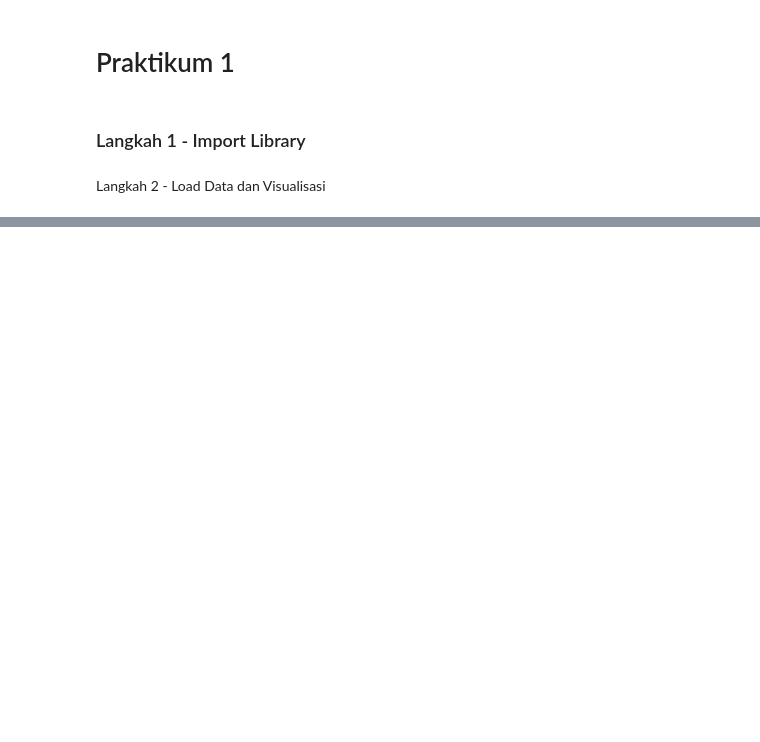
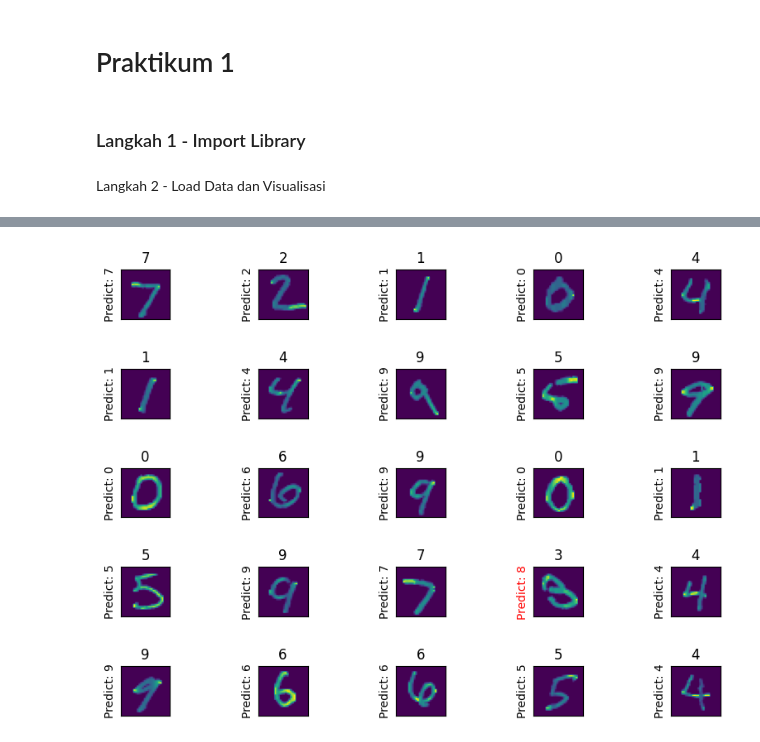
Before and after one commit to filladani/Machine-Learning_2024, a Jupyter notebook: JS9_ML.ipynb, the cells around one changed output, grey strips where cells are left out. Drawn from its saved outputs; the diff is of its cells as text; code cells hidden in the pictures; blank space fills up the shorter version.

```diff
--- a/JS9_ML.ipynb
+++ b/JS9_ML.ipynb
@@ -65,0 +300,4 @@ TypeError: can't multiply sequence by non-int of type 'float'
+# %%
+ann.compile(optimizer = 'adam', loss = 'sparse_categorical_crossentropy', metrics = ['accuracy'])
+# %%
+ann.fit(X_train, y_train, epochs=100, batch_size=100) # Melatih ANN model dengan maksimal 100 Epoch atau iterasi dan 100 sampel latihan
@@ -65,0 +323,5 @@ TypeError: can't multiply sequence by non-int of type 'float'
+# %%
+# Membuat prediksi menggunakan model ann yang telah dilatih
+pred = ann.predict(X_test)
+
+y_pred = np.argmax(pred, axis = -1)
@@ -65,0 +371,24 @@ TypeError: can't multiply sequence by non-int of type 'float'
+# %%
+from matplotlib import pyplot as plt
+
+
+def Label_Predict(xtest, ytest, ypred):
+    plt.figure(figsize=(10, 7))
+    plt.subplots_adjust(wspace=0.5, hspace=1)
+
+    for i, (img, y) in enumerate(zip(X_test[:25].reshape(25, 28, 28), ytest[:25])):
+        if ytest[i] == ypred[i]:
+            text_color = 'black'
+        else:
+            text_color = 'red'
+
+        plt.subplot(5, 5, 1 + i)
+        plt.imshow(img)
+        plt.ylabel(f"Predict: {ypred[i]}", color = text_color)
+        plt.title(f"{ytest[i]}")
+        plt.xticks([])
+        plt.yticks([])
+# %%
+Label_Predict(X_test, y_test, y_pred)
+# %% [output]
+[figure, added]
```
Also changed, not shown: parts of 41 cells of this notebook.
